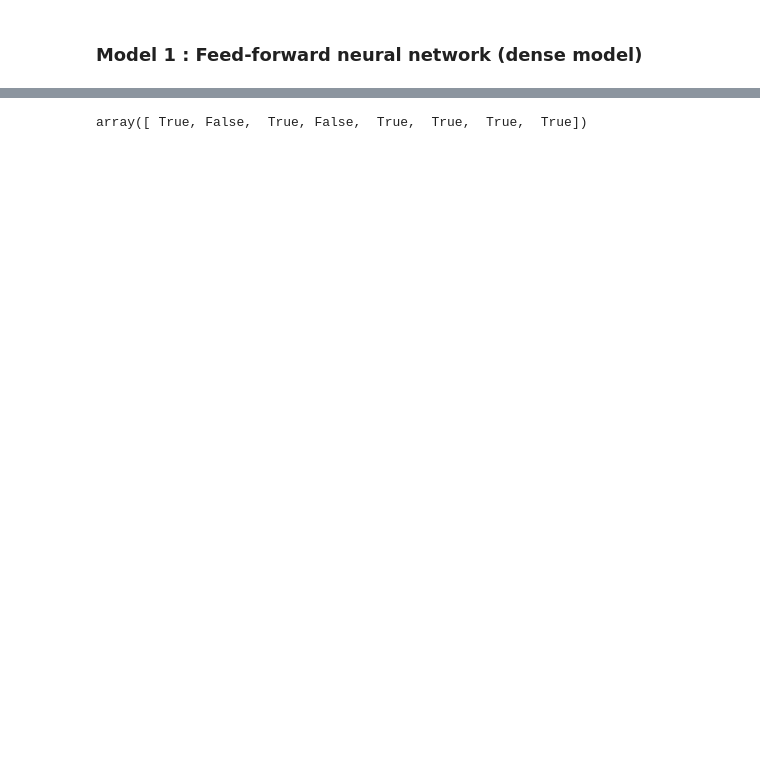
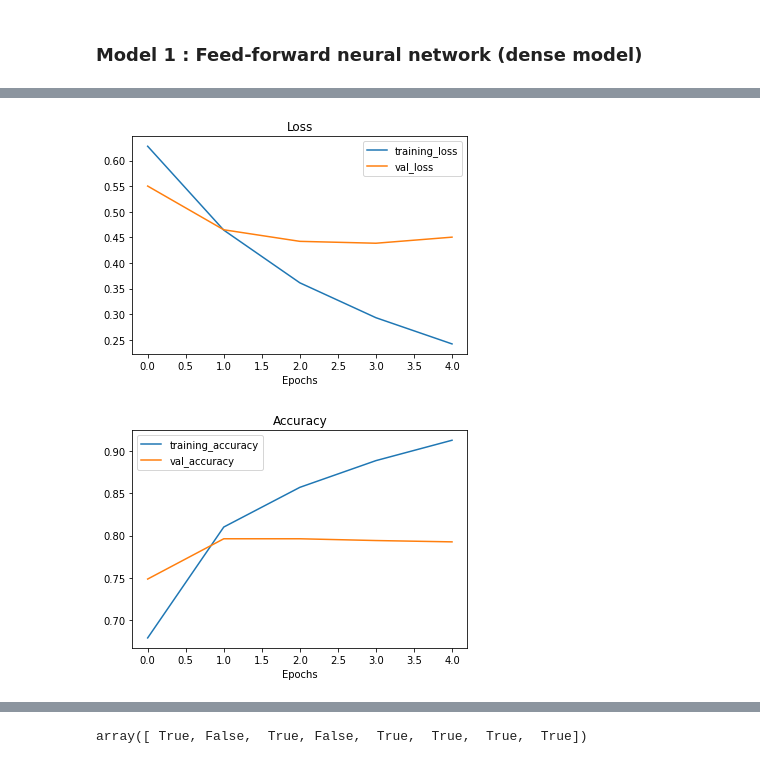
Before and after one commit to ngcheeyuan/Learner-s-Repo-for-Tensorflow, a Jupyter notebook: 08_nlp_with_tensorflow_pynb.ipynb, the cells around one changed output, grey strips where cells are left out. Cells and saved outputs as stored; diff of their text form; code cells hidden in the pictures; blank space fills up the shorter version.

```diff
--- a/08_nlp_with_tensorflow_pynb.ipynb
+++ b/08_nlp_with_tensorflow_pynb.ipynb
@@ -398,3 +386,8 @@ model_1.evaluate(X_val,y_val)
+# %%
+plot_loss_curves(model_1_history)
+# %% [output]
+[figure, added]
+[figure, added]
 # %%
 model_1_pred_probs = model_1.predict(X_val)
 model_1_pred_probs.shape
```
Also changed, not shown: parts of 130 cells of this notebook.
